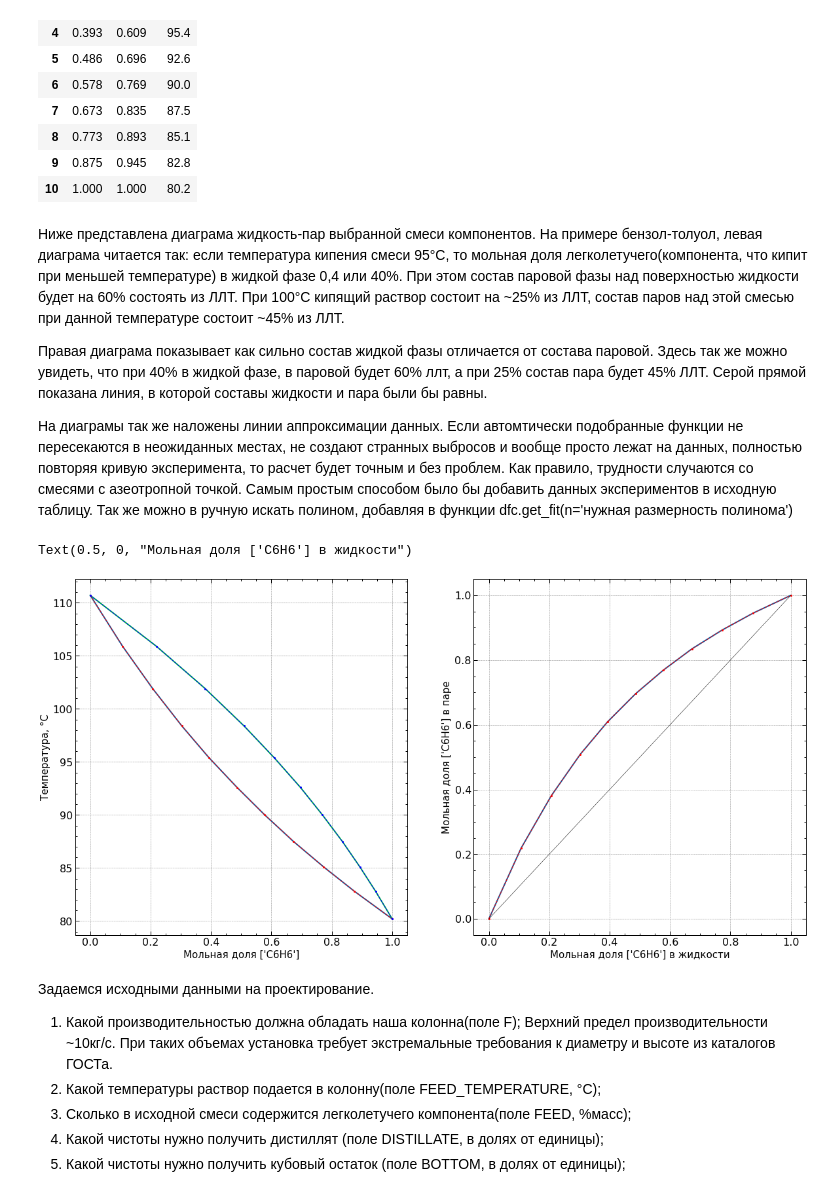
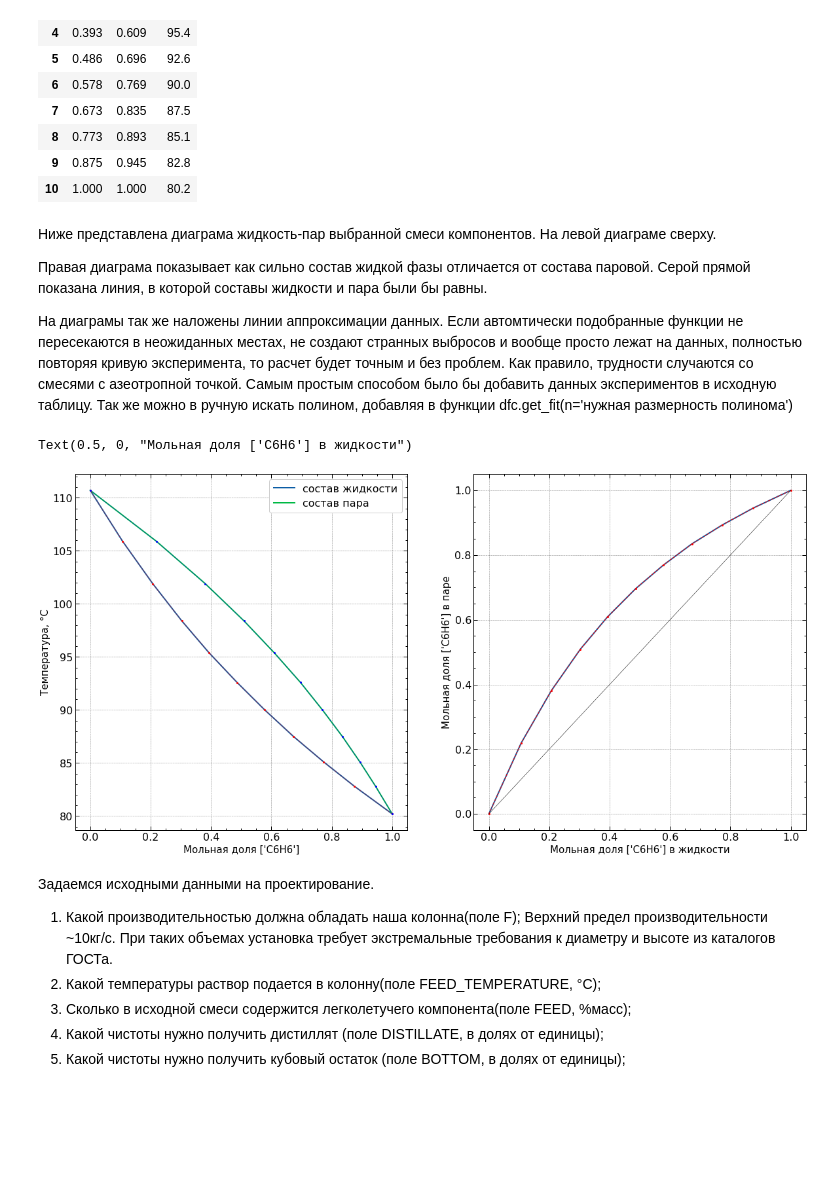
Before and after one commit to kdavjd/rectification_project, a Jupyter notebook: filling_column.ipynb, the cells around one changed output. Cells and saved outputs as stored; diff of their text form; code cells hidden in the pictures; blank space fills up the shorter version.

Commit message:
подпись диаграмы жидкость-пар

```diff
--- a/filling_column.ipynb
+++ b/filling_column.ipynb
@@ -167,39 +167,40 @@ diagram
 | 9 | 0.875 | 0.945 | 82.8 |
 | 10 | 1.000 | 1.000 | 80.2 |
 # %% [markdown]
-Ниже представлена диаграма жидкость-пар выбранной смеси компонентов. На примере бензол-толуол, левая диаграма читается так: если температура кипения смеси 95°С, то мольная доля легколетучего(компонента, что кипит при меньшей температуре) в жидкой фазе 0,4 или 40%. При этом состав паровой фазы над поверхностью жидкости будет на 60% состоять из ЛЛТ. При 100°С кипящий раствор состоит на ~25% из ЛЛТ, состав паров над этой смесью при данной температуре состоит ~45% из ЛЛТ.
+Ниже представлена диаграма жидкость-пар выбранной смеси компонентов. На левой диаграме сверху.
 
-Правая диаграма показывает как сильно состав жидкой фазы отличается от состава паровой. Здесь так же можно увидеть, что при 40% в жидкой фазе, в паровой будет 60% ллт, а при 25% состав пара будет 45% ЛЛТ. Серой прямой показана линия, в которой составы жидкости и пара были бы равны.
+Правая диаграма показывает как сильно состав жидкой фазы отличается от состава паровой. Серой прямой показана линия, в которой составы жидкости и пара были бы равны.
 
 На диаграмы так же наложены линии аппроксимации данных. Если автомтически подобранные функции не пересекаются в неожиданных местах, не создают странных выбросов и вообще просто лежат на данных, полностью повторяя кривую эксперимента, то расчет будет точным и без проблем. Как правило, трудности случаются со смесями с азеотропной точкой. Самым простым способом было бы добавить данных экспериментов в исходную таблицу. Так же можно в ручную искать полином, добавляя в функции dfc.get_fit(n='нужная размерность полинома')
 # %%
 plt.style.use(['science', 'no-latex', 'notebook', 'grid'])
 
 
 fig = plt.figure(figsize=(20,10))
 axes = fig.add_subplot(1,2,1)
 axes2 = fig.add_subplot(1,2,2)
 
-axes.plot(diagram['x'], diagram['t'])
-axes.plot(diagram['y'], diagram['t'])
+axes.plot(diagram['x'], diagram['t'], label='состав жидкости')
+axes.plot(diagram['y'], diagram['t'], label='состав пара')
 axes.set_ylabel('Температура, °С', fontsize=15)
 axes.set_xlabel(f'Мольная доля {A_name}', fontsize=15)
 
 p_x = dfс.get_fit(diagram['x'], diagram['t'])
 p_y = dfс.get_fit(diagram['y'], diagram['t'])
-axes.plot(diagram['x'], p_x, 'o--', color='red', lw=1, ms=2)
-axes.plot(diagram['y'], p_y, 'o--', color='blue', lw=1, ms=2)
+axes.plot(diagram['x'], p_x, 'o--', color='red', lw=0.5, ms=2)
+axes.plot(diagram['y'], p_y, 'o--', color='blue', lw=0.5, ms=2)
+axes.legend(loc='upper right')
 
 axes2.plot(diagram['x'], diagram['y'])
 x_y = dfс.get_fit(diagram['x'], diagram['y'])
 axes2.plot(diagram['x'], x_y, 'o--', color='red', lw=1, ms=2)
 _ = [0, 1]
 axes2.plot(_, _, color='black', lw=0.5)
 axes2.set_ylabel(f'Мольная доля {A_name} в паре', fontsize=15)
 axes2.set_xlabel(f'Мольная доля {A_name} в жидкости', fontsize=15)
 # %% [output]
 Text(0.5, 0, "Мольная доля ['C6H6'] в жидкости")
-[figure, old version]
+[figure, new version]
 # %% [markdown]
 Задаемся исходными данными на проектирование.
 1. Какой производительностью должна обладать наша колонна(поле F); Верхний предел производительности ~10кг/с. При таких объемах установка требует экстремальные требования к диаметру и высоте из каталогов ГОСТа.
```
